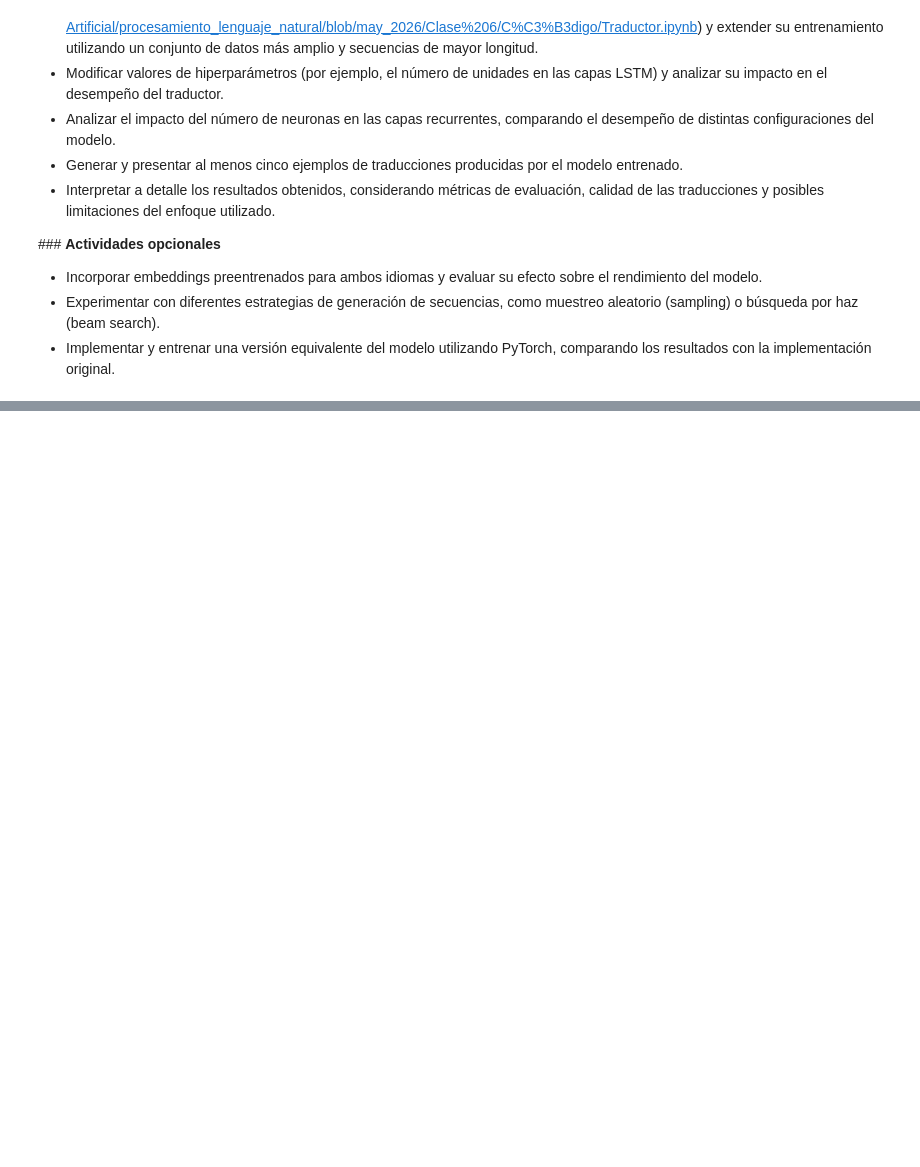
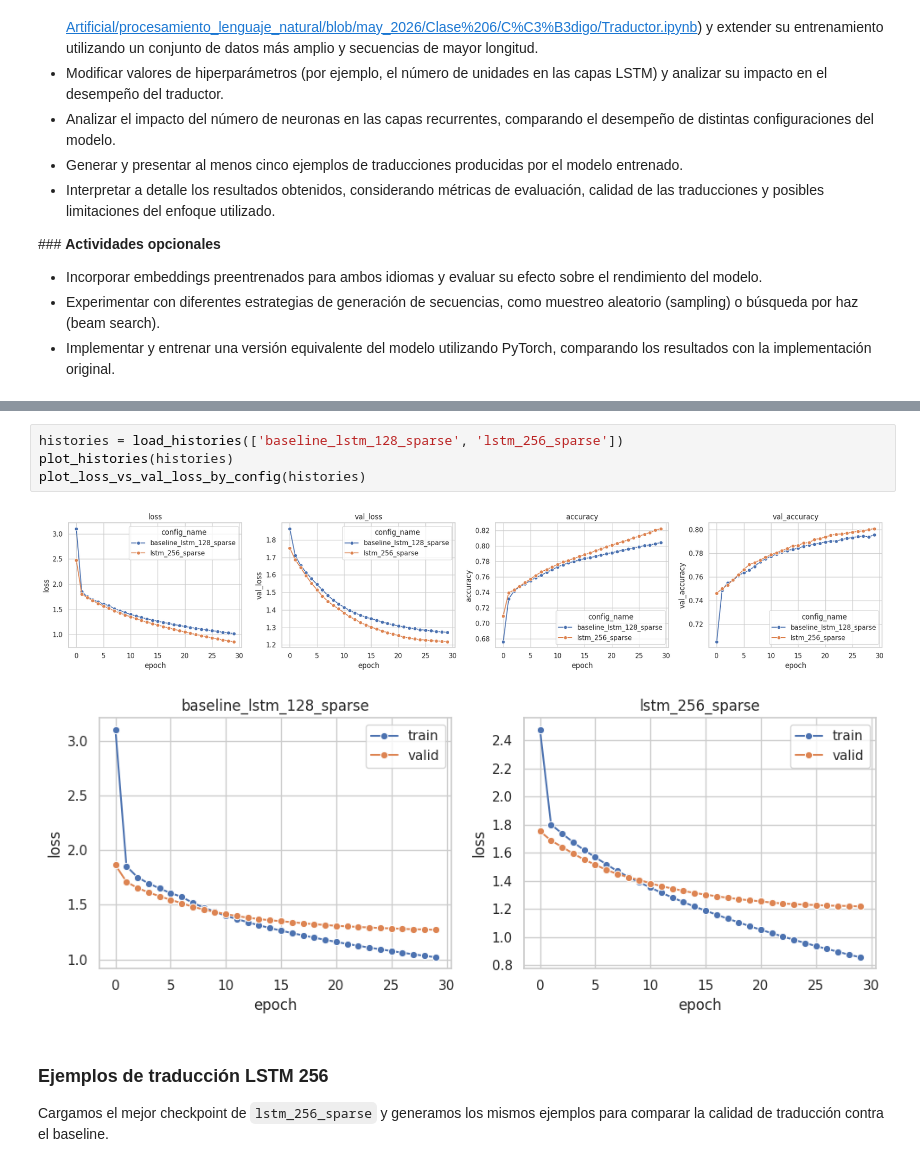
Before and after one commit to martinmw13/procesamiento_lenguaje_natural, a Jupyter notebook: Desafios/Desafio_4_.ipynb, the cells around one changed output, grey strips where cells are left out. Cells and saved outputs as stored; diff of their text form; blank space fills up the shorter version.

```diff
--- a/Desafios/Desafio_4_.ipynb
+++ b/Desafios/Desafio_4_.ipynb
@@ -22,0 +969,11 @@
+# %%
+histories = load_histories(['baseline_lstm_128_sparse', 'lstm_256_sparse'])
+plot_histories(histories)
+plot_loss_vs_val_loss_by_config(histories)
+# %% [output]
+[figure, added]
+[figure, added]
+# %% [markdown]
+### **Ejemplos de traducción LSTM 256**
+
+Cargamos el mejor checkpoint de `lstm_256_sparse` y generamos los mismos ejemplos para comparar la calidad de traducción contra el baseline.
```
Also changed, not shown: parts of 57 cells of this notebook.
